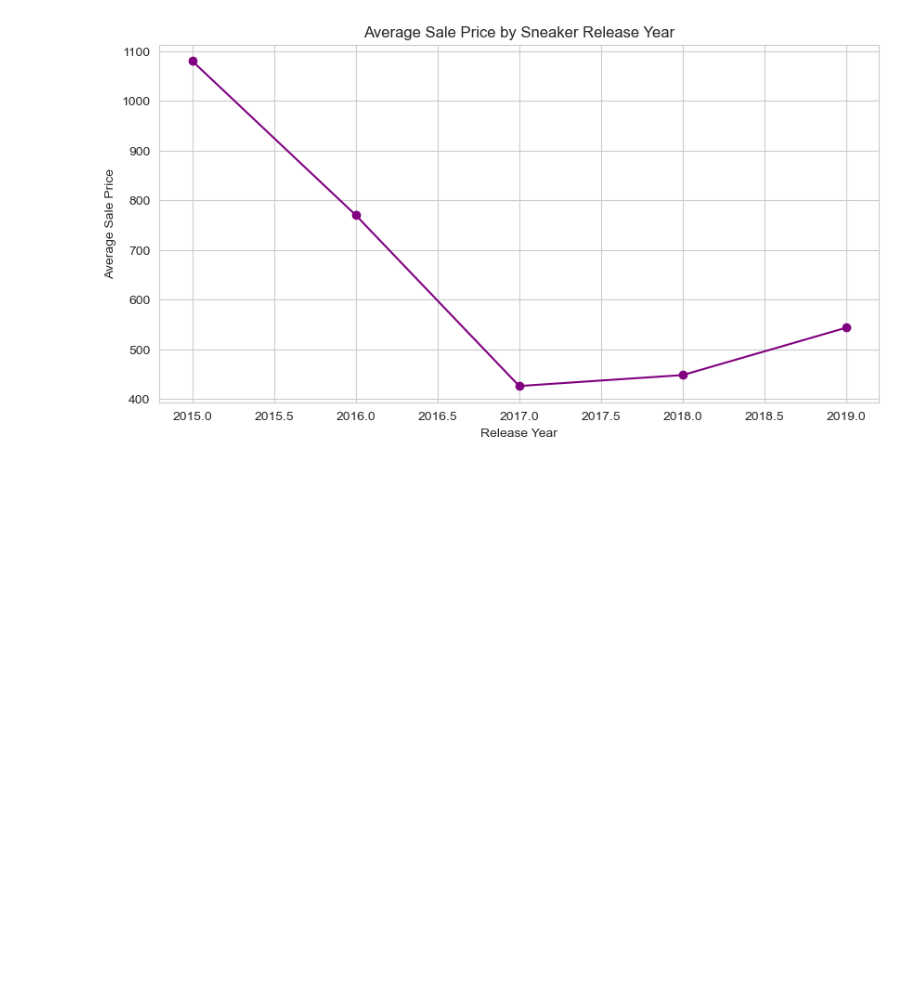
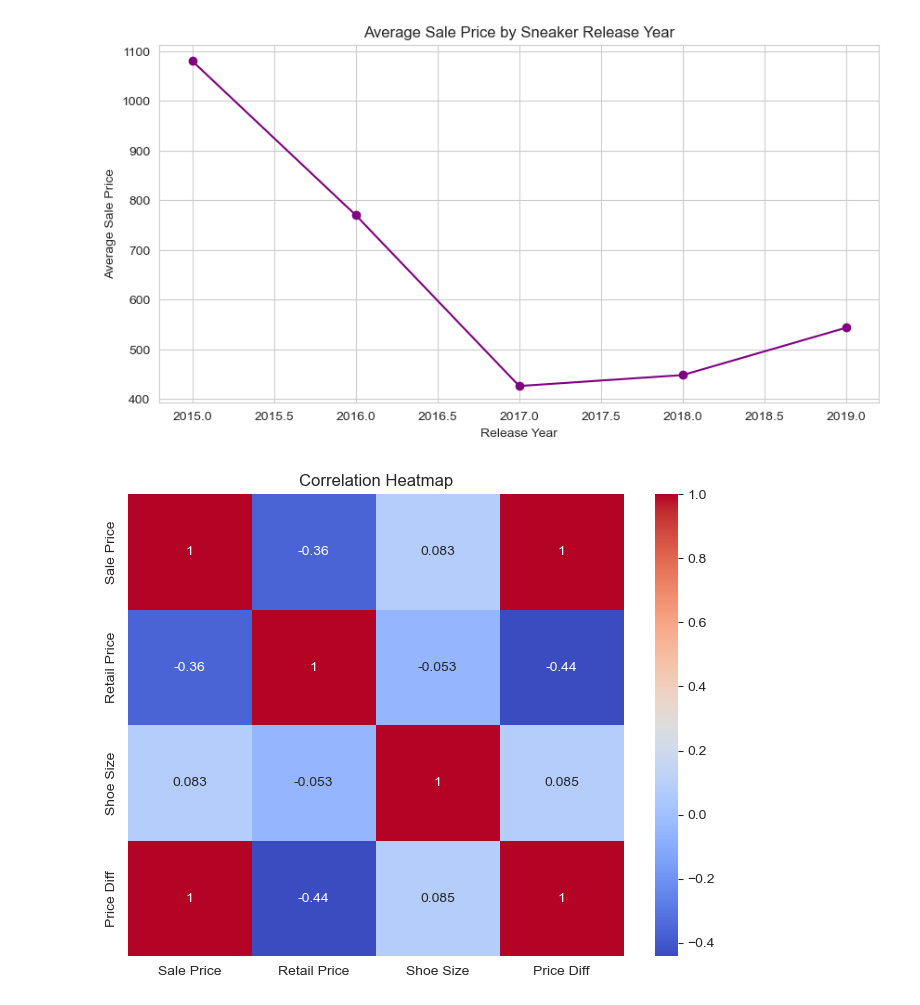
Before and after one commit to AksAad/Sneaker-price-prediction, a Jupyter notebook: notebooks/eda_visuals.ipynb, the cells around one changed output. Drawn from its saved outputs; the diff is of its cells as text; code cells hidden in the pictures; blank space fills up the shorter version.

Commit message:
Adds some more important plots on the Explored Dataset

```diff
--- a/notebooks/eda_visuals.ipynb
+++ b/notebooks/eda_visuals.ipynb
@@ -322,3 +322,10 @@ plt.show()
 [figure]
 # %%
 #All of these plots are for EDA analysis visually
+# %%
+plt.figure(figsize=(8,6))
+sns.heatmap(explored_df[['Sale Price','Retail Price','Shoe Size','Price Diff']].corr(), annot=True, cmap="coolwarm")
+plt.title("Correlation Heatmap")
+plt.show()
+# %% [output]
+[figure, added]
```
Also changed, not shown: parts of 7 cells of this notebook.
